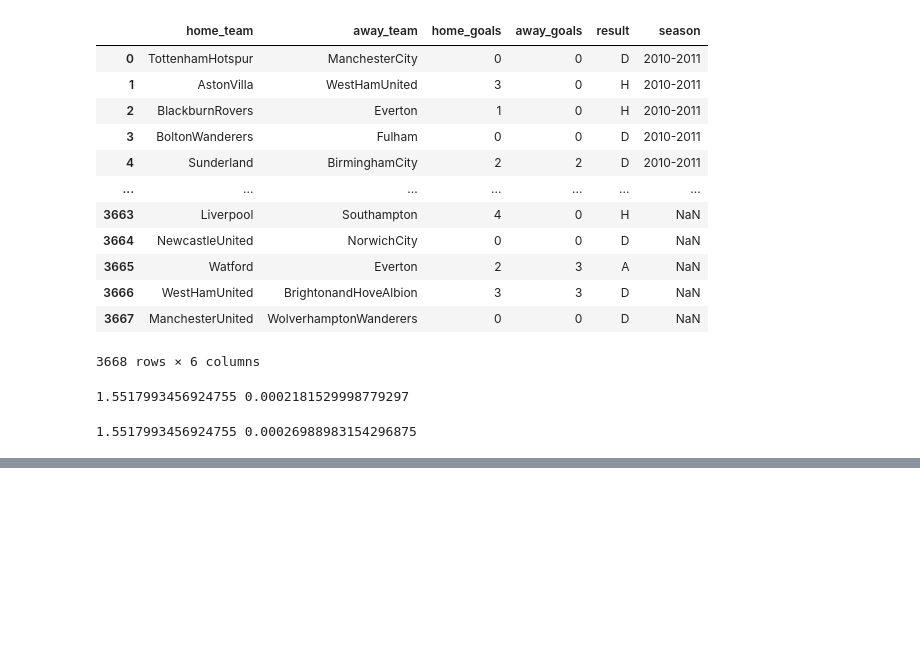
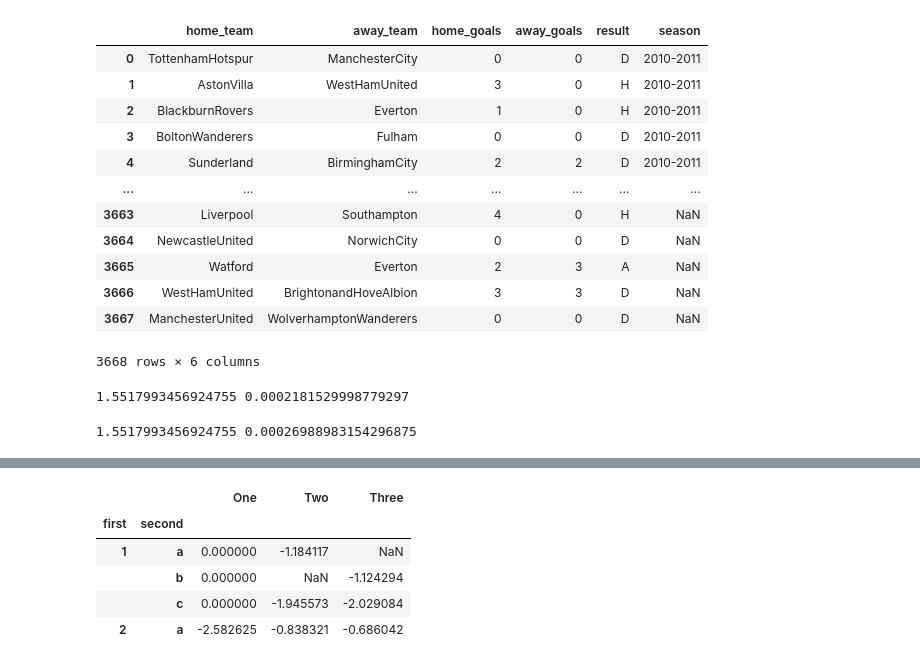
Before and after one commit to galaxy1014/ML_module_summary, a Jupyter notebook: Pandas/Basic Function/Basic Functionality.ipynb, the cells around one changed output, grey strips where cells are left out. Saved outputs shown, nothing was run; the diff lists cells and outputs as text; code cells hidden in the pictures; blank space fills up the shorter version.

```diff
--- a/Pandas/Basic Function/Basic Functionality.ipynb
+++ b/Pandas/Basic Function/Basic Functionality.ipynb
@@ -221,0 +260,3 @@ print(np.nanmean(df['home_goals']), time.time() - start)
+# %%
+# 연산을 할 시리즈 생성(데이터프레임에서 한 열을 추출)
+column = df['One']
@@ -221,0 +301,9 @@ print(np.nanmean(df['home_goals']), time.time() - start)
+# %%
+m_df.sub(column, axis=0, level='second')
+# %% [output]
+|  |  | One | Two | Three |
+| first | second |  |  |  |
+| 1 | a | 0.000000 | -1.184117 | NaN |
+|  | b | 0.000000 | NaN | -1.124294 |
+|  | c | 0.000000 | -1.945573 | -2.029084 |
+| 2 | a | -2.582625 | -0.838321 | -0.686042 |
```
Also changed, not shown: parts of 19 cells of this notebook, 1 other file.
